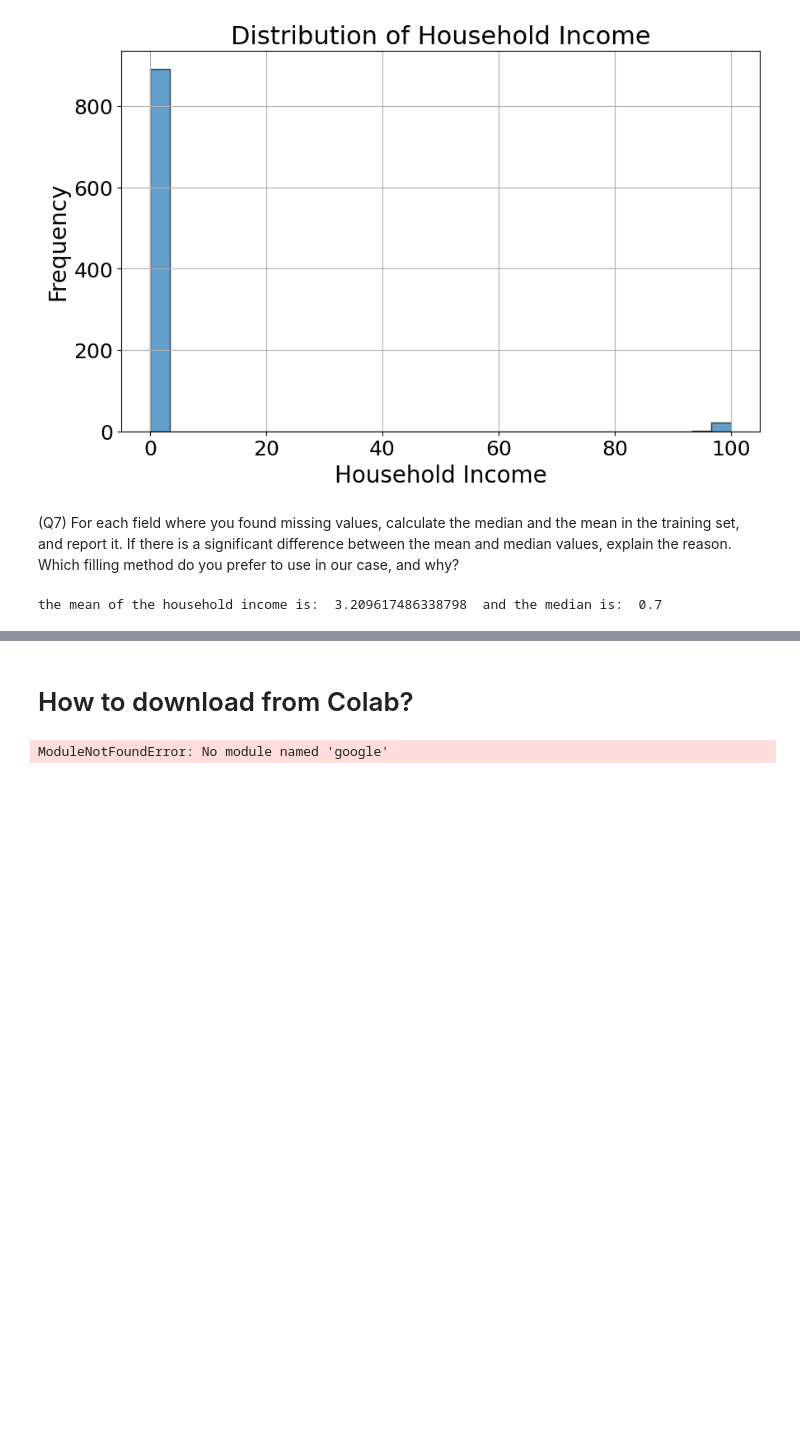
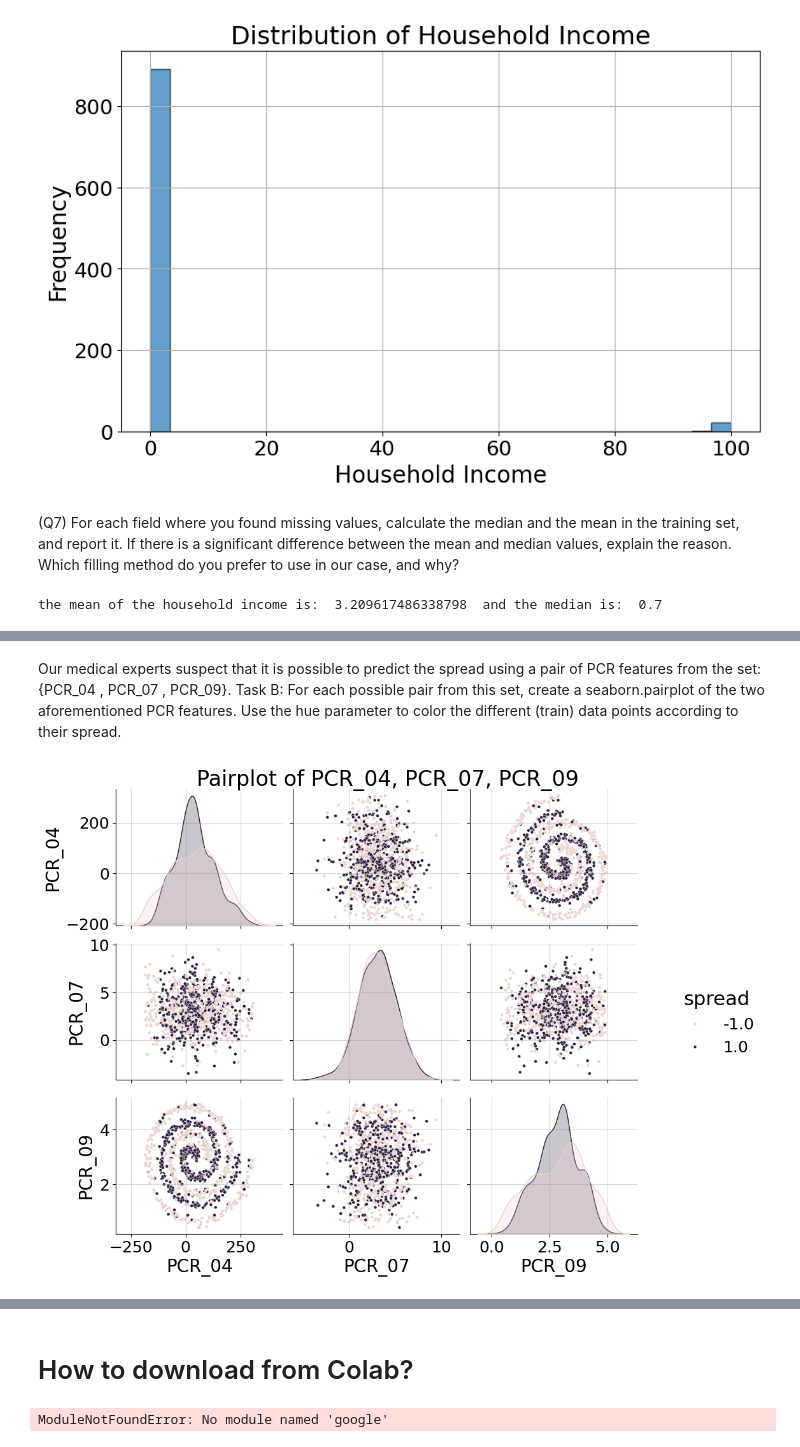
Before and after one commit to darnissan/ML_Intro, a Jupyter notebook: Major_HW1/HW1_template.ipynb, the cells around one changed output, grey strips where cells are left out. Saved outputs shown, nothing was run; the diff lists cells and outputs as text; code cells hidden in the pictures; blank space fills up the shorter version.

```diff
--- a/Major_HW1/HW1_template.ipynb
+++ b/Major_HW1/HW1_template.ipynb
@@ -151,0 +140,4 @@ the mean of the household income is:  3.209617486338798  and the median is:  0.7
+# %%
+household_income_median = train_set['household_income'].median()
+train_set['household_income'].fillna(household_income_median, inplace=True)
+test_set['household_income'].fillna(household_income_median, inplace=True)
@@ -151,0 +157,13 @@ the mean of the household income is:  3.209617486338798  and the median is:  0.7
+# %% [markdown]
+Our medical experts suspect that it is possible to predict the spread using a pair of PCR features from the set: {PCR_04 , PCR_07 , PCR_09}.
+Task B: For each possible pair from this set, create a seaborn.pairplot of the two aforementioned PCR features. Use the hue parameter to color the different (train) data points according to their spread.
+# %%
+g=sns.pairplot(train_set,vars=['PCR_04','PCR_07','PCR_09'],hue='spread',plot_kws={"s":12})
+g.fig.suptitle("Pairplot of PCR_04, PCR_07, PCR_09", y=1.02)
+
+for ax in np.ravel(g.axes):
+  ax.grid(alpha=0.5)
+
+g.fig.set_size_inches(12,8)
+# %% [output]
+[figure, added]
```
Also changed, not shown: parts of 6 cells of this notebook, 4 other files.
